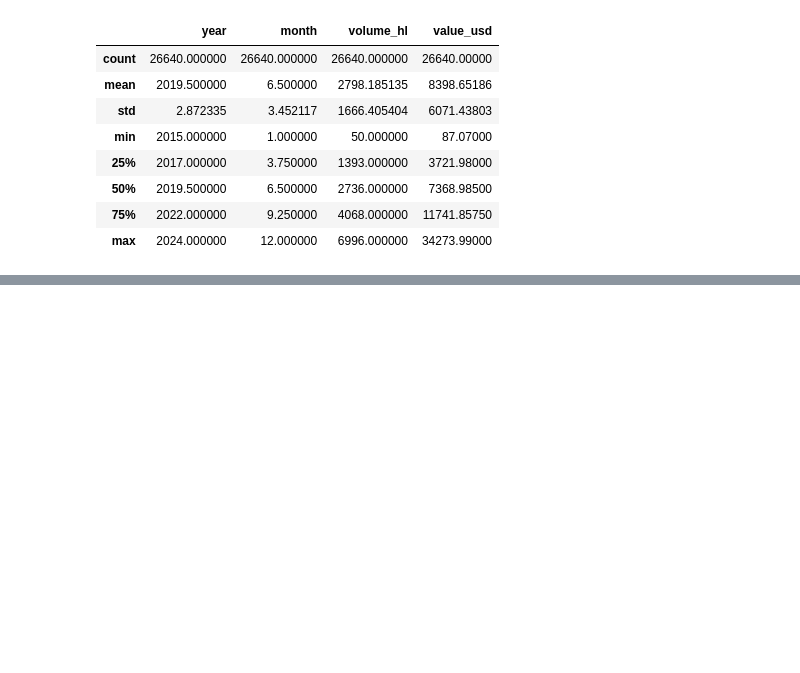
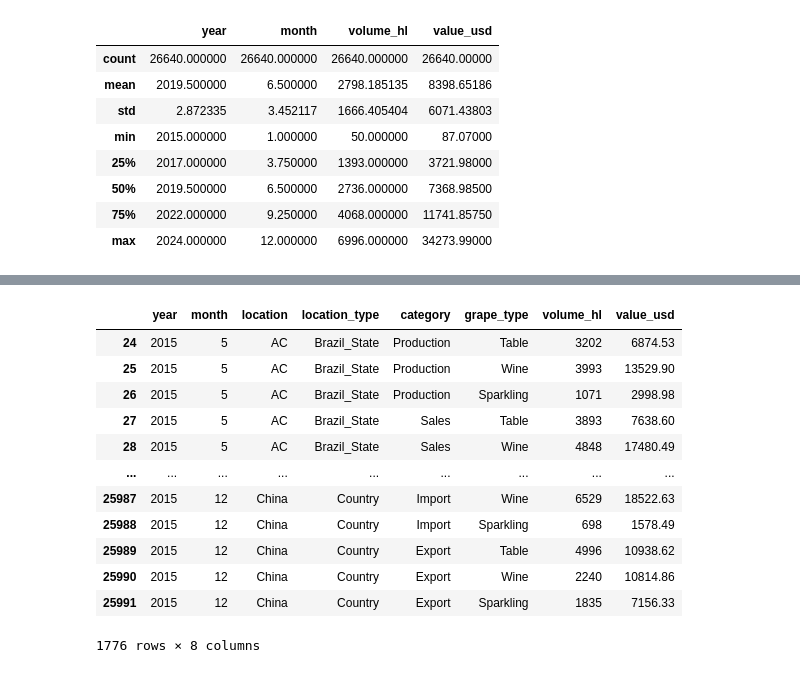
Before and after one commit to ArthurLima06/SENAI-PPDC, a Jupyter notebook: exercicios.ipynb, the cells around one changed output, grey strips where cells are left out. Saved outputs shown, nothing was run; the diff lists cells and outputs as text; code cells hidden in the pictures; blank space fills up the shorter version.

```diff
--- a/exercicios.ipynb
+++ b/exercicios.ipynb
@@ -941,0 +942,18 @@ df
+# %%
+df= pd.read_csv("vinhos.csv")
+
+df[(df["month"]>=5)&(df["year"]==2015)] #pesquisa mais precisa de dados na tabela parecido com banco de dados
+# %% [output]
+|  | year | month | location | location_type | category | grape_type | volume_hl | value_usd |
+| 24 | 2015 | 5 | AC | Brazil_State | Production | Table | 3202 | 6874.53 |
+| 25 | 2015 | 5 | AC | Brazil_State | Production | Wine | 3993 | 13529.90 |
+| 26 | 2015 | 5 | AC | Brazil_State | Production | Sparkling | 1071 | 2998.98 |
+| 27 | 2015 | 5 | AC | Brazil_State | Sales | Table | 3893 | 7638.60 |
+| 28 | 2015 | 5 | AC | Brazil_State | Sales | Wine | 4848 | 17480.49 |
+| ... | ... | ... | ... | ... | ... | ... | ... | ... |
+| 25987 | 2015 | 12 | China | Country | Import | Wine | 6529 | 18522.63 |
+| 25988 | 2015 | 12 | China | Country | Import | Sparkling | 698 | 1578.49 |
+| 25989 | 2015 | 12 | China | Country | Export | Table | 4996 | 10938.62 |
+| 25990 | 2015 | 12 | China | Country | Export | Wine | 2240 | 10814.86 |
+| 25991 | 2015 | 12 | China | Country | Export | Sparkling | 1835 | 7156.33 |
+1776 rows × 8 columns
```
Also changed, not shown: parts of 1 cell of this notebook.
